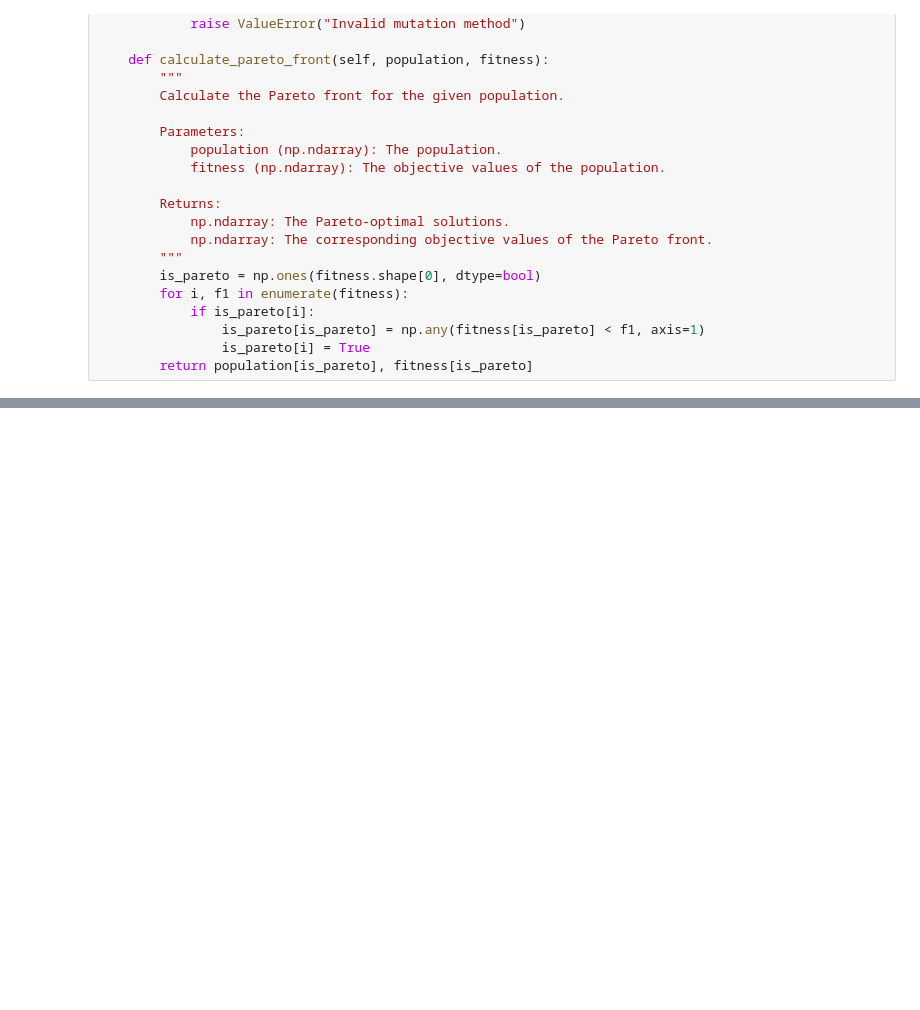
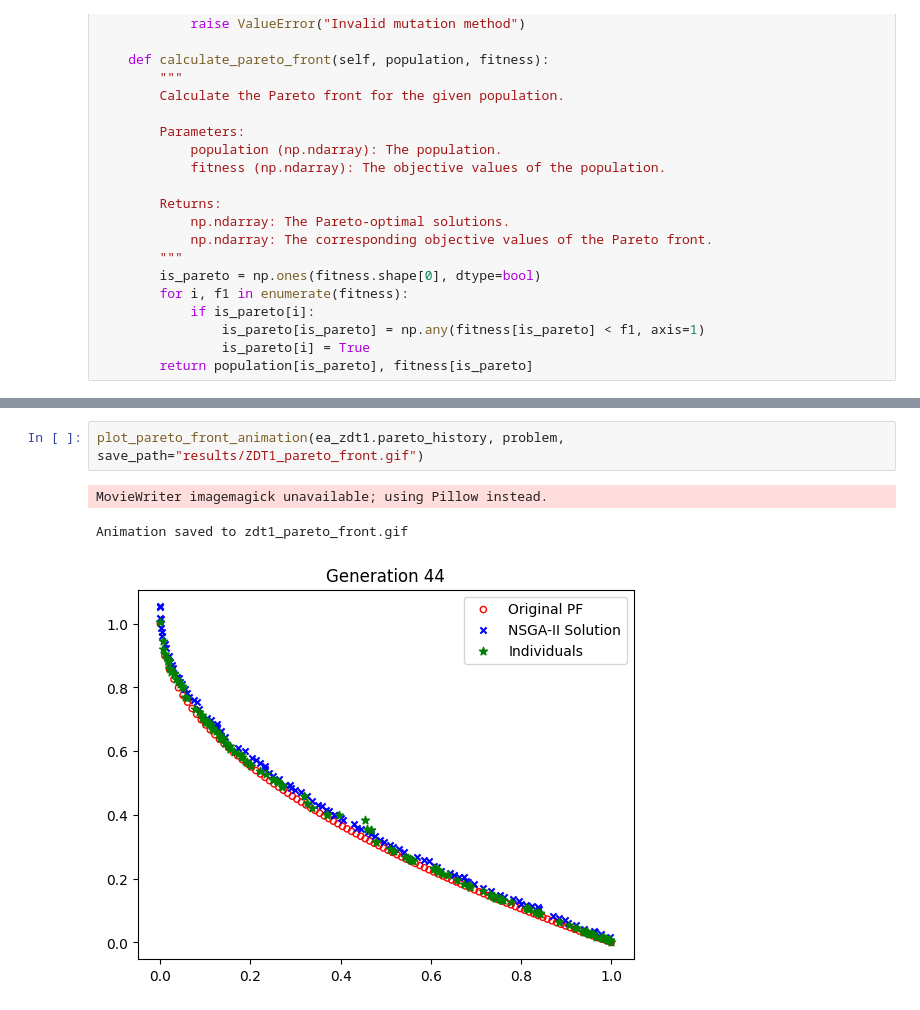
Before and after one commit to pintamonas4575/BIOCOMP-project-MAADM-UPM, a Jupyter notebook: MOO-ZDT1.ipynb, the cells around one changed output, grey strips where cells are left out. Saved outputs shown, nothing was run; the diff lists cells and outputs as text; blank space fills up the shorter version.

```diff
--- a/MOO-ZDT1.ipynb
+++ b/MOO-ZDT1.ipynb
@@ -815,0 +508,6 @@ plt.show()
+# %%
+plot_pareto_front_animation(ea_zdt1.pareto_history, problem, save_path="results/ZDT1_pareto_front.gif")
+# %% [output]
+MovieWriter imagemagick unavailable; using Pillow instead.
+Animation saved to zdt1_pareto_front.gif
+[figure, added]
```
Also changed, not shown: parts of 54 cells of this notebook.
